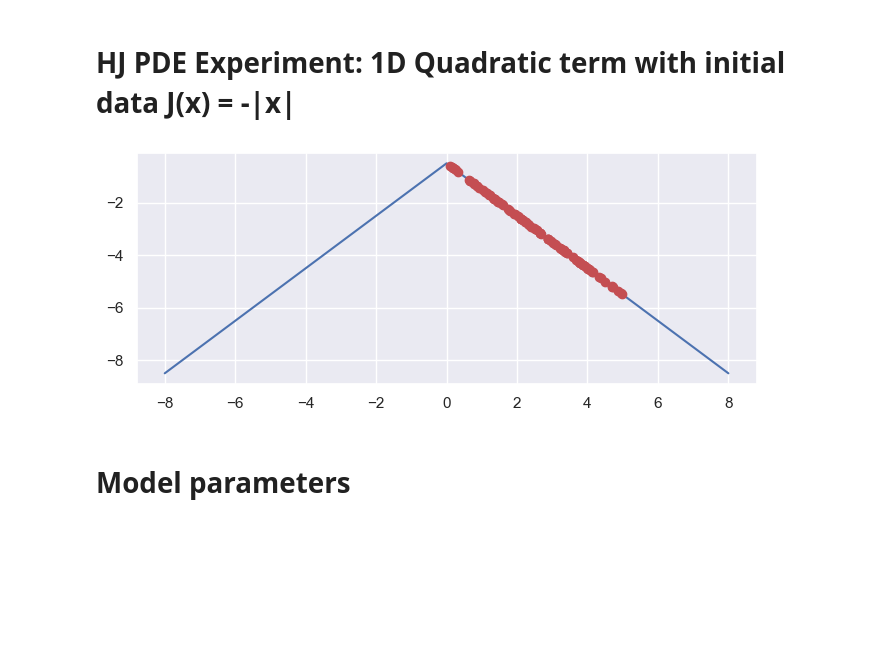
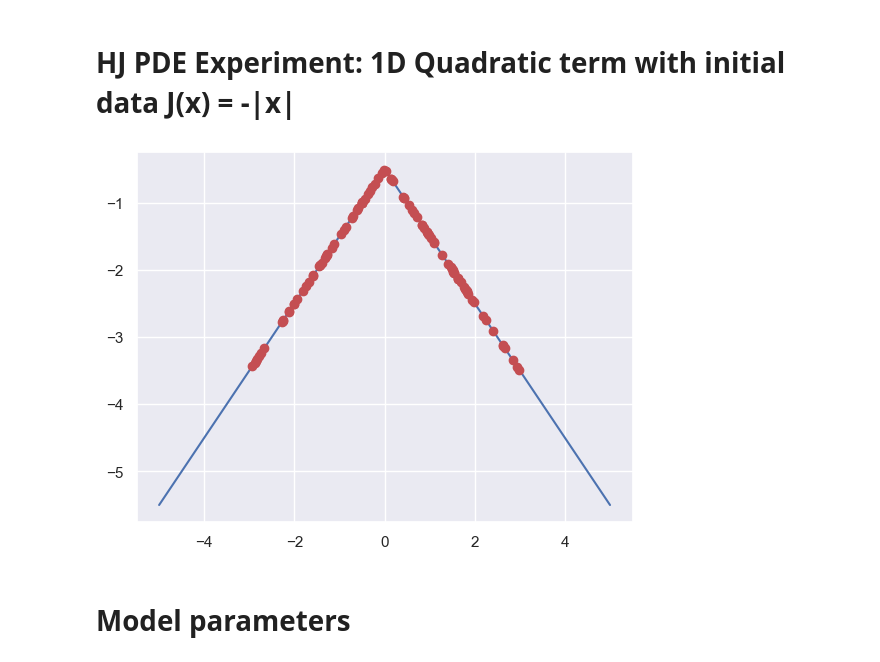
Before and after one commit to Gabriel-P-Langlois/lpn_for_nonconvex_control, a Jupyter notebook: exps/_hjpdes_experiments/exp_1.ipynb, the cells around one changed output. Saved outputs shown, nothing was run; the diff lists cells and outputs as text; code cells hidden in the pictures; blank space fills up the shorter version.

```diff
--- a/exps/_hjpdes_experiments/exp_1.ipynb
+++ b/exps/_hjpdes_experiments/exp_1.ipynb
@@ -32,39 +32,39 @@ torch.manual_seed(1)
 # S(y) = -|y| - 1/2.
 
 # We'll train a Learned Proximal Network to learn the solution
 # of this problem from a set of K samples (yk,S(yk))_{k=1}^{K}.
 
 # Function for sampling (yk,S(yk,t))_{k=1}^{K} at a fixed t in one dimension.
 def sample_sol_negative_abs(K,mean,stdev):
     """
     Inputs:
         K:  number of samples to generate
         t:  hyperparameter t in the problem
     Outputs:
         y:  a K x 1 matrix of points sampled randomly
             according to a uniform random Gaussian variable
         Sy: a K x 1 vector of points corresponding to the
             solution S(y,t).
     """
 
-    # Generate samples and the function S(y)
-    y = 0.05 + 4.95*torch.rand(size=(K,1))
-    #y = torch.normal(mean, stdev, size=(K,1))
+    # Generate samples yk and the target function S(yk)
+    # Sample uniformly in [-3,3]
+    y = -3 + 6*torch.rand(size=(K,1))     #y = torch.normal(mean, stdev, size=(K,1))
     Sy = -torch.abs(y) - 1/2
     return y, Sy
 
 # Generate samples
-K = 1000      # Number of pairs (xk,S(yk,t))
+K = 100      # Number of pairs (xk,S(yk,t))
 ysamples, Sysamples = sample_sol_negative_abs(K, 0.0, 1.0)
 
 # Plot the actual solution and the samples
-ytrue = np.linspace(-8,8,25)
+ytrue = np.linspace(-5,5,25)
 Sytrue = -np.absolute(ytrue) - 1/2
 
 plt.plot(ytrue,Sytrue,'-');
 plt.plot(ysamples.numpy(),Sysamples.numpy(),'o', color='r');
 # %% [output]
-[figure, old version]
+[figure, new version]
 # %% [markdown]
 # Model parameters
 # %%
```
Also changed, not shown: parts of 5 cells of this notebook.
